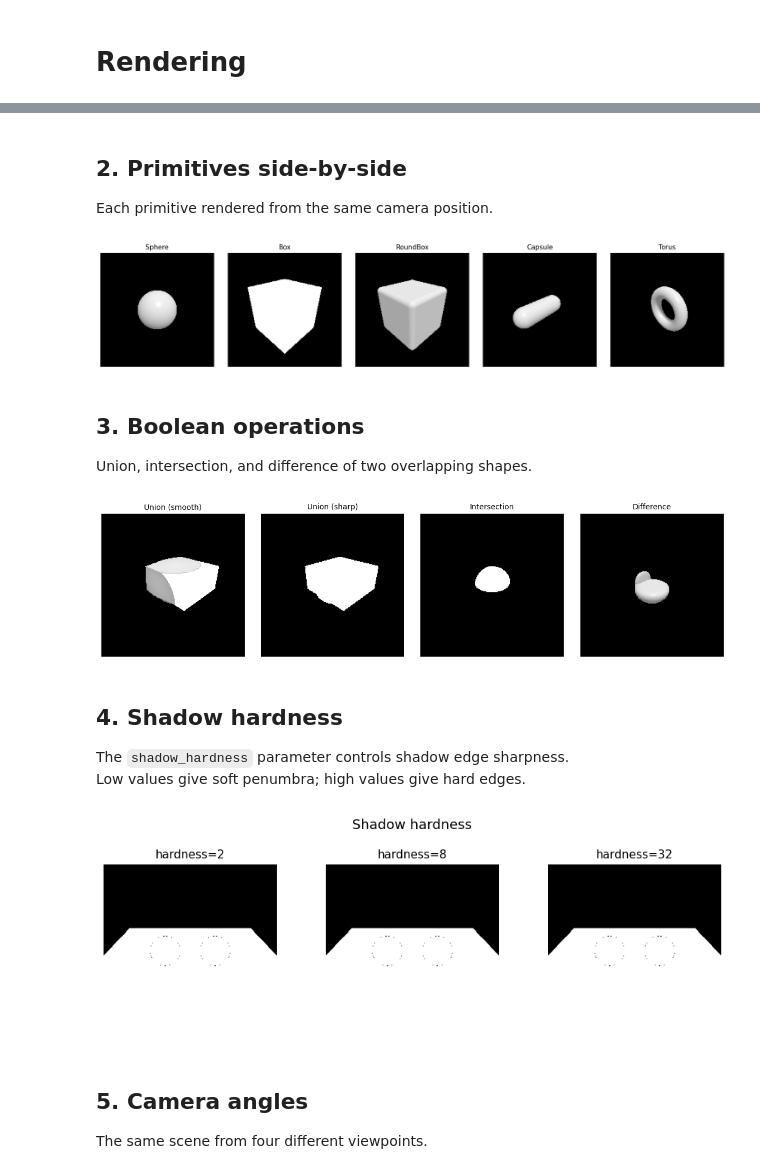
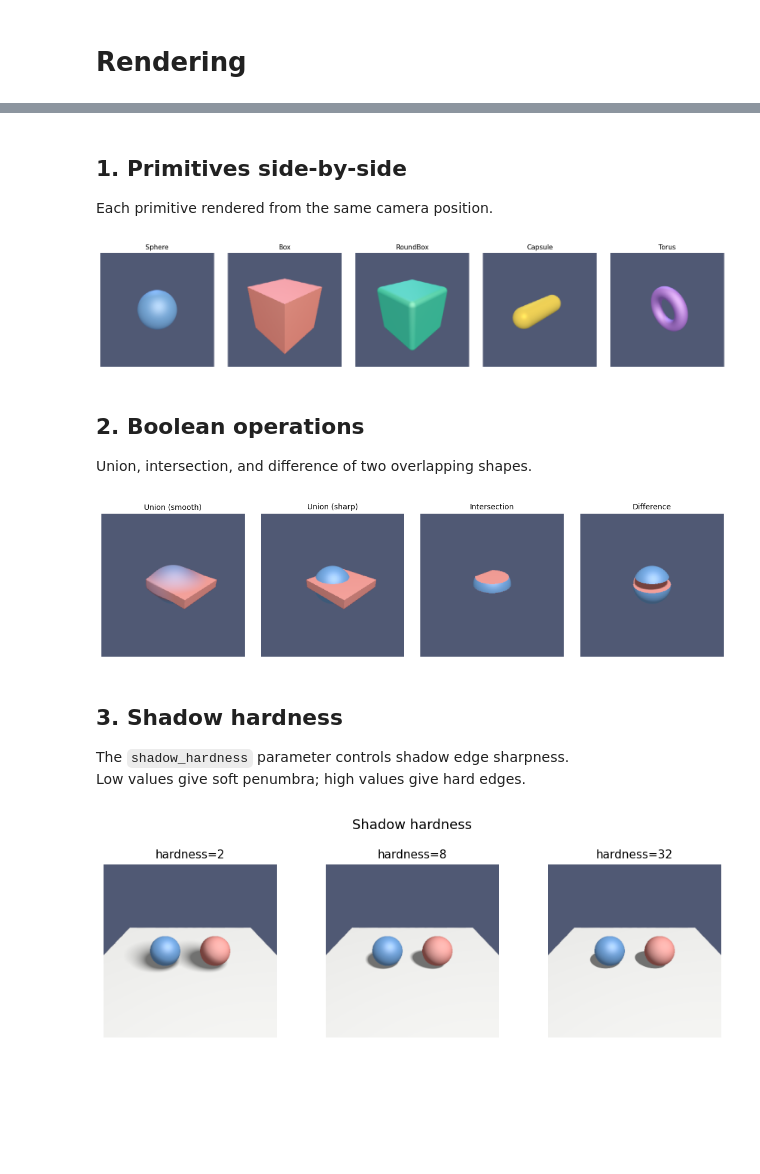
Before and after one commit to andrinr/jaxcad, a Jupyter notebook: examples/render.ipynb, the cells around one changed output, grey strips where cells are left out. Saved outputs shown, nothing was run; the diff lists cells and outputs as text; code cells hidden in the pictures; blank space fills up the shorter version.

```diff
--- a/examples/render.ipynb
+++ b/examples/render.ipynb
@@ -34,68 +25,81 @@ plt.show()
 # %% [markdown]
-## 2. Primitives side-by-side
+## 1. Primitives side-by-side
 
 Each primitive rendered from the same camera position.
 # %%
 primitives = {
-    "Sphere": Sphere(radius=1.0),
-    "Box": Box(size=[1.2, 1.2, 1.2]),
-    "RoundBox": RoundBox(size=[1.0, 1.0, 1.0], radius=0.2),
-    "Capsule": Capsule(radius=0.5, height=1.0),
-    "Torus": Torus(major_radius=0.9, minor_radius=0.3),
+    "Sphere": Sphere(radius=1.0, material=M["blue"]),
+    "Box": Box(size=[1.2, 1.2, 1.2], material=M["red"]),
+    "RoundBox": RoundBox(size=[1.0, 1.0, 1.0], radius=0.2, material=M["green"]),
+    "Capsule": Capsule(radius=0.5, height=1.0, material=M["gold"]),
+    "Torus": Torus(major_radius=0.9, minor_radius=0.3, material=M["purple"]),
 }
 
 fig, axes = plt.subplots(1, len(primitives), figsize=(3 * len(primitives), 3))
 
 cam = jnp.array([3.0, 2.5, 3.0])
+light_dirs = jnp.array([[1.5, 2.0, 1.0], [-1.0, 0.5, -0.8]])
+light_colors = jnp.array([[1.0, 0.92, 0.75], [0.25, 0.35, 0.65]])
+
 for ax, (name, sdf) in zip(axes, primitives.items()):
-    img = raymarch(sdf, camera_pos=cam, resolution=(200, 200))
-    ax.imshow(img, cmap="gray", vmin=0, vmax=1)
+    img = raymarch(
+        sdf,
+        camera_pos=cam,
+        light_dirs=light_dirs,
+        light_colors=light_colors,
+        background_color=bg,
+        resolution=(200, 200),
+        aa_samples=2,
+    )
+    ax.imshow(img, vmin=0, vmax=1)
     ax.axis("off")
     ax.set_title(name, fontsize=11)
 
 plt.tight_layout()
 plt.show()
 # %% [output]
-[figure, old version]
+[figure, new version]
 # %% [markdown]
-## 3. Boolean operations
+## 2. Boolean operations
 
 Union, intersection, and difference of two overlapping shapes.
 # %%
-s = Sphere(radius=1.0)
-b = Translate(Box(size=[1.2, 0.6, 1.2]), offset=jnp.array([0.6, 0.6, 0.0]))
+s = Sphere(radius=1.0, material=M["blue"])
+b = Translate(Box(size=[1.2, 0.2, 1.2], material=M["red"]), offset=jnp.array([0.6, 0.3, 0.0]))
 
 scenes = {
     "Union (smooth)": Union((s, b), smoothness=0.2),
     "Union (sharp)": Union((s, b), smoothness=0.0),
-    "Intersection": Intersection((s, b)),
-    "Difference": Difference((s, b)),
+    "Intersection": Intersection((s, b), smoothness=0.0),
+    "Difference": Difference((s, b), smoothness=0.0),
 }
 
 fig, axes = plt.subplots(1, 4, figsize=(12, 3))
 cam = jnp.array([4.0, 3.0, 4.0])
 
 for ax, (name, scene) in zip(axes, scenes.items()):
-    img = raymarch(scene, camera_pos=cam, resolution=(200, 200))
-    ax.imshow(img, cmap="gray", vmin=0, vmax=1)
+    img = raymarch(scene, camera_pos=cam, background_color=bg, resolution=(200, 200), aa_samples=2)
+    ax.imshow(img, vmin=0, vmax=1)
     ax.axis("off")
     ax.set_title(name, fontsize=10)
 
 plt.tight_layout()
 plt.show()
 # %% [output]
-[figure, old version]
+[figure, new version]
 # %% [markdown]
-## 4. Shadow hardness
+## 3. Shadow hardness
 
 The `shadow_hardness` parameter controls shadow edge sharpness.
 Low values give soft penumbra; high values give hard edges.
 # %%
 scene = Union(
     (
-        Translate(Sphere(radius=0.6), offset=jnp.array([-1.0, 0.0, 0.0])),
-        Translate(Sphere(radius=0.6), offset=jnp.array([1.0, 0.0, 0.0])),
-        Translate(Box(size=[4.0, 0.1, 4.0]), offset=jnp.array([0.0, -0.7, 0.0])),
+        Translate(Sphere(radius=0.6, material=M["blue"]), offset=jnp.array([-1.0, 0.0, 0.0])),
+        Translate(Sphere(radius=0.6, material=M["red"]), offset=jnp.array([1.0, 0.0, 0.0])),
+        Translate(
+            Box(size=[4.0, 0.1, 4.0], material=M["white"]), offset=jnp.array([0.0, -0.7, 0.0])
+        ),
     ),
     smoothness=0.0,
 )
@@ -108,8 +112,16 @@ cam = jnp.array([0.0, 3.0, 5.0])
 light = jnp.array([2.0, 4.0, 2.0])
 
 for ax, h, label in zip(axes, hardness_values, labels):
-    img = raymarch(scene, camera_pos=cam, light_dir=light, resolution=(250, 250), shadow_hardness=h)
-    ax.imshow(img, cmap="gray", vmin=0, vmax=1)
+    img = raymarch(
+        scene,
+        camera_pos=cam,
+        light_dirs=light,
+        background_color=bg,
+        resolution=(250, 250),
+        shadow_hardness=h,
+        aa_samples=2,
+    )
+    ax.imshow(img, vmin=0, vmax=1)
     ax.axis("off")
     ax.set_title(label, fontsize=11)
 
@@ -117,8 +129,4 @@ plt.suptitle("Shadow hardness", fontsize=13, y=1.02)
 plt.tight_layout()
 plt.show()
 # %% [output]
-[figure, old version]
+[figure, new version]
-# %% [markdown]
-## 5. Camera angles
-
-The same scene from four different viewpoints.
```
Also changed, not shown: parts of 11 cells of this notebook, 30 other files.
